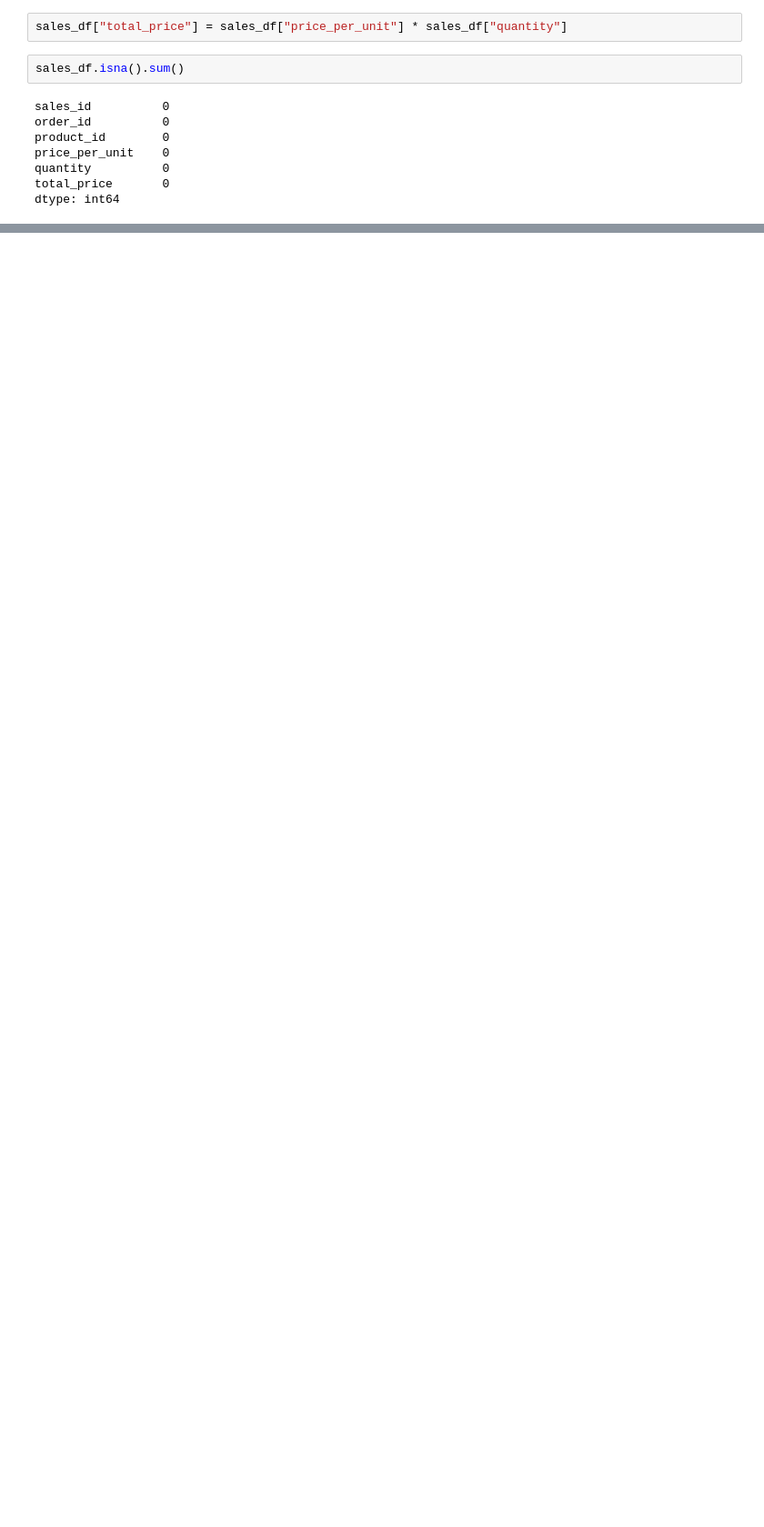
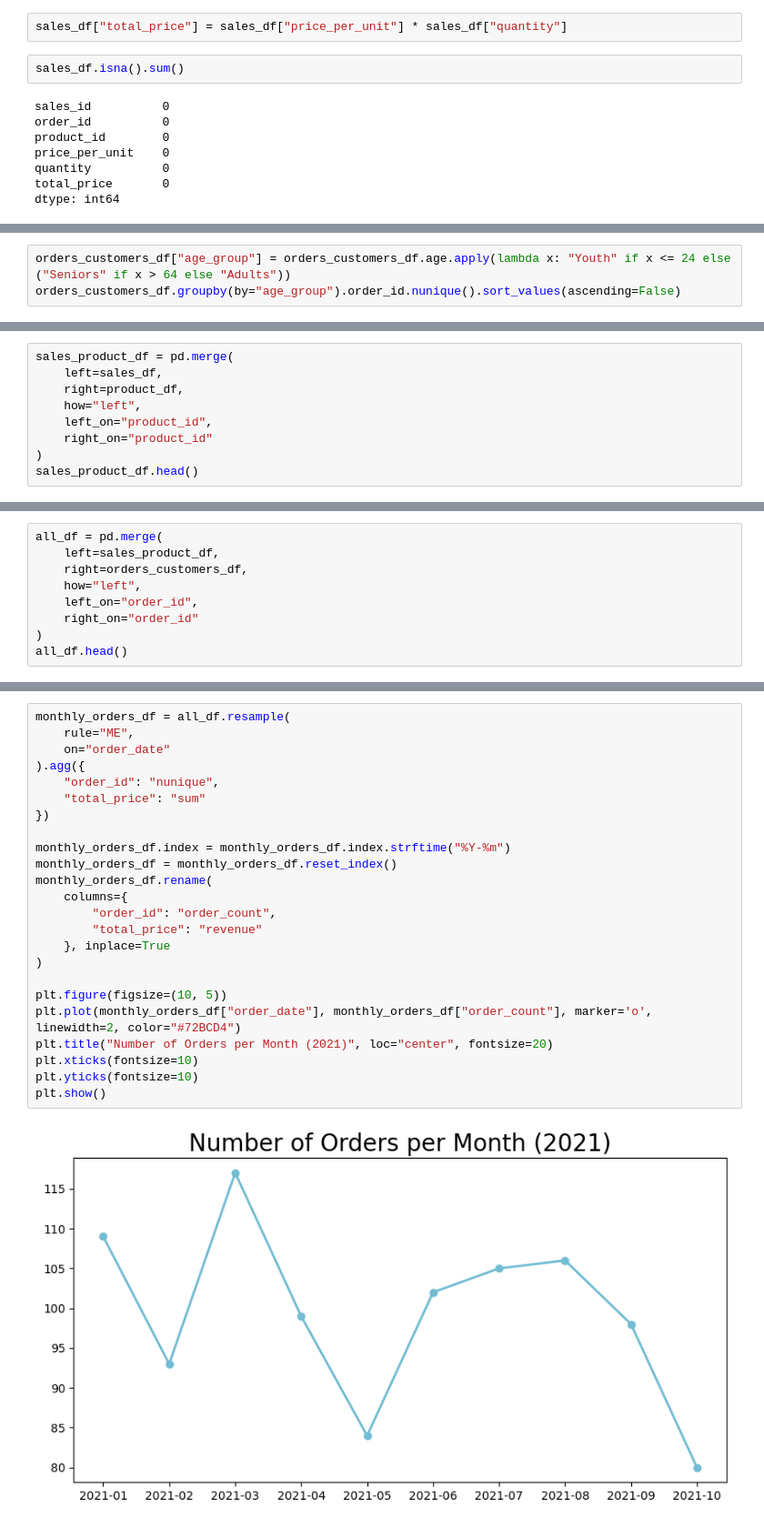
Before and after one commit to habbazettt/dicoding-latihan-analisisdata, a Jupyter notebook: notebook.ipynb, the cells around one changed output, grey strips where cells are left out. Shown: that part at 91% size. Saved outputs shown, nothing was run; the diff lists cells and outputs as text; blank space fills up the shorter version.

```diff
--- a/notebook.ipynb
+++ b/notebook.ipynb
@@ -352,0 +498,3 @@ dtype: int64
+# %%
+orders_customers_df["age_group"] = orders_customers_df.age.apply(lambda x: "Youth" if x <= 24 else ("Seniors" if x > 64 else "Adults"))
+orders_customers_df.groupby(by="age_group").order_id.nunique().sort_values(ascending=False)
@@ -352,0 +568,9 @@ dtype: int64
+# %%
+sales_product_df = pd.merge(
+    left=sales_df,
+    right=product_df,
+    how="left",
+    left_on="product_id",
+    right_on="product_id"
+)
+sales_product_df.head()
@@ -352,0 +621,9 @@ dtype: int64
+# %%
+all_df = pd.merge(
+    left=sales_product_df,
+    right=orders_customers_df,
+    how="left",
+    left_on="order_id",
+    right_on="order_id"
+)
+all_df.head()
@@ -352,0 +688,26 @@ dtype: int64
+# %%
+monthly_orders_df = all_df.resample(
+    rule="ME",
+    on="order_date"
+).agg({
+    "order_id": "nunique",
+    "total_price": "sum"
+})
+
+monthly_orders_df.index = monthly_orders_df.index.strftime("%Y-%m")
+monthly_orders_df = monthly_orders_df.reset_index()
+monthly_orders_df.rename(
+    columns={
+        "order_id": "order_count",
+        "total_price": "revenue"
+    }, inplace=True
+)
+
+plt.figure(figsize=(10, 5))
+plt.plot(monthly_orders_df["order_date"], monthly_orders_df["order_count"], marker='o', linewidth=2, color="#72BCD4")
+plt.title("Number of Orders per Month (2021)", loc="center", fontsize=20)
+plt.xticks(fontsize=10)
+plt.yticks(fontsize=10)
+plt.show()
+# %% [output]
+[figure, added]
```
Also changed, not shown: parts of 38 cells of this notebook, 5 other files.
